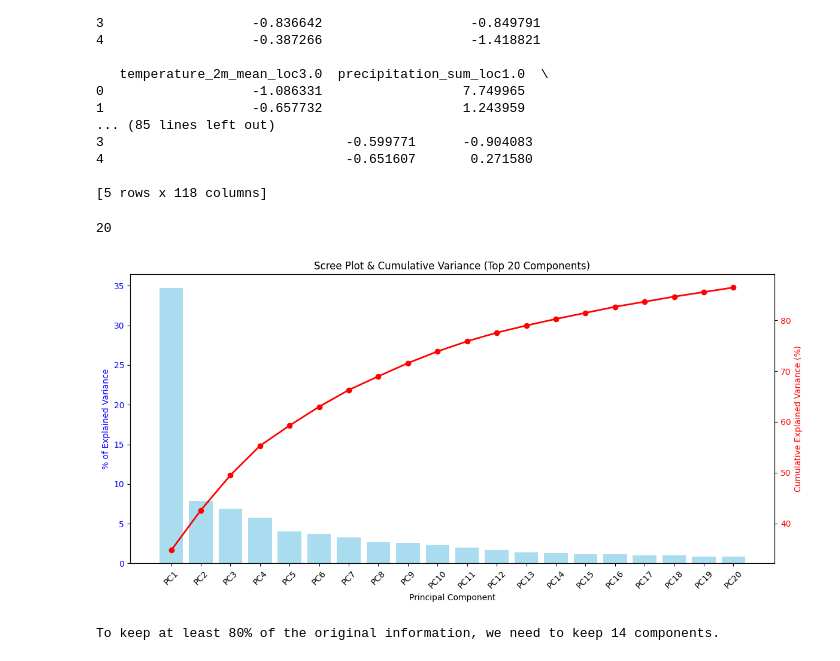
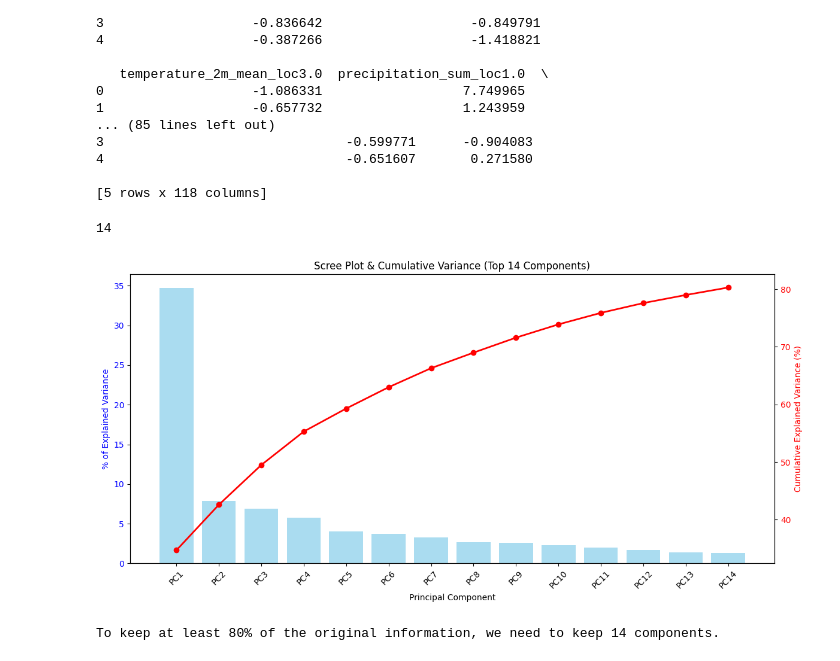
Before and after one commit to wiktorgrocholewski/Spring2026-TIC, a Jupyter notebook: 4_feature_selection/PCA_Artem.ipynb, the cells around one changed output. Drawn from its saved outputs; the diff is of its cells as text; code cells hidden in the pictures.

```diff
--- a/4_feature_selection/PCA_Artem.ipynb
+++ b/4_feature_selection/PCA_Artem.ipynb
@@ -83,36 +83,36 @@ pca_data = pca.transform(df_scaled)
 # %%
 #Scree plot to see how many components should go into the final plot
 import matplotlib.pyplot as plt
 
 per_var = np.round(pca.explained_variance_ratio_ * 100, decimals=1)
 cum_var = np.cumsum(per_var)
 
-top_n = 20
+top_n = 14
 labels = ['PC' + str(x) for x in range(1, top_n + 1)]
 print(top_n)
 
 fig, ax1 = plt.subplots(figsize=(12, 6))
 
 # Bar plot for individual variance
 ax1.bar(x=range(1, top_n + 1), height=per_var[:top_n], tick_label=labels, color='skyblue', alpha=0.7)
 ax1.set_ylabel('% of Explained Variance', color='blue')
 ax1.set_xlabel('Principal Component')
 ax1.tick_params(axis='y', labelcolor='blue')
 plt.xticks(rotation=45)
 
 # Line plot for cumulative variance
 ax2 = ax1.twinx()
 ax2.plot(range(1, top_n + 1), cum_var[:top_n], color='red', marker='o', linewidth=2)
 ax2.set_ylabel('Cumulative Explained Variance (%)', color='red')
 ax2.tick_params(axis='y', labelcolor='red')
 
 plt.title(f'Scree Plot & Cumulative Variance (Top {top_n} Components)')
 plt.grid(False)
 plt.tight_layout()
 plt.show()
 # %% [output]
-20
+14
-[figure, old version]
+[figure, new version]
 # %%
 #Number of principal components that we keep
 target_variance=80
```
Also changed, not shown: parts of 1 cell of this notebook, 1 other file.
